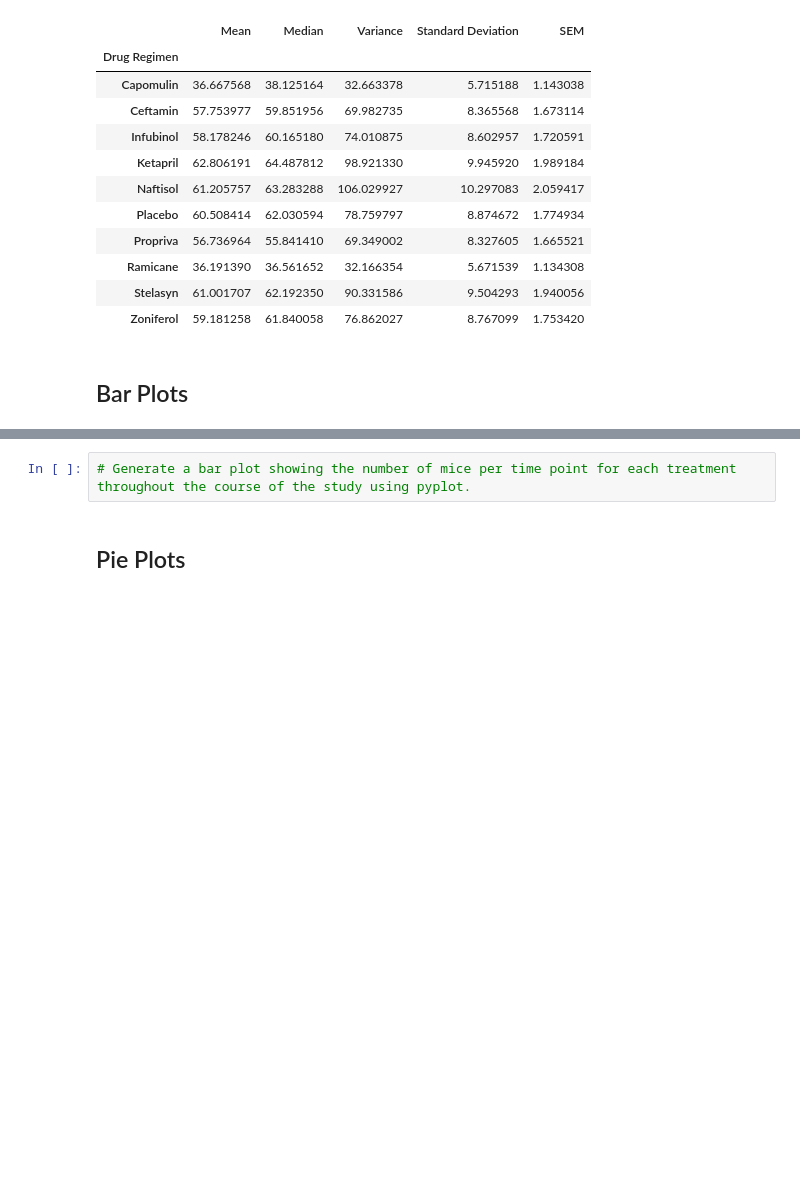
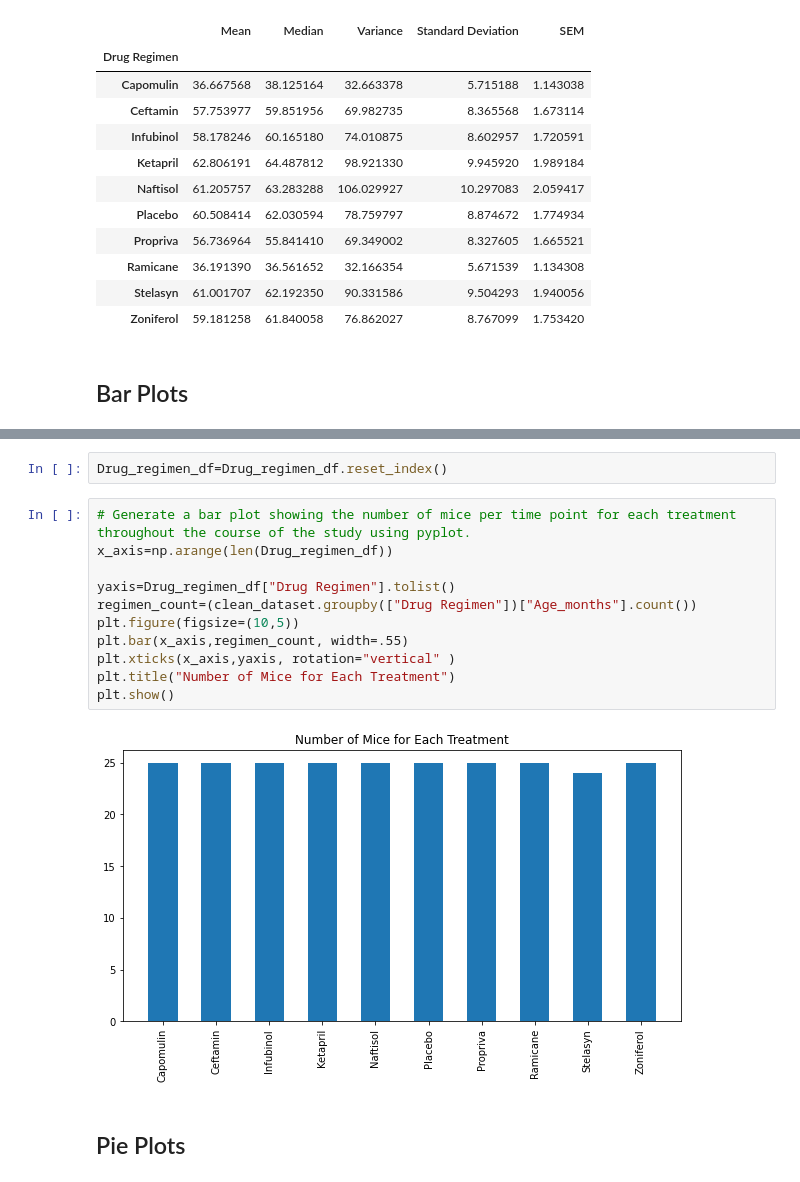
Before and after one commit to catu099/matplotlib-challege, a Jupyter notebook: pymaceuticals.ipynb, the cells around one changed output, grey strips where cells are left out. Saved outputs shown, nothing was run; the diff lists cells and outputs as text; blank space fills up the shorter version.

```diff
--- a/pymaceuticals.ipynb
+++ b/pymaceuticals.ipynb
@@ -79,5 +93,18 @@ summary_statistics_df
+# %%
+Drug_regimen_df=Drug_regimen_df.reset_index()
 # %%
 # Generate a bar plot showing the number of mice per time point for each treatment throughout the course of the study using pyplot.
+x_axis=np.arange(len(Drug_regimen_df))
+
+yaxis=Drug_regimen_df["Drug Regimen"].tolist()
+regimen_count=(clean_dataset.groupby(["Drug Regimen"])["Age_months"].count())
+plt.figure(figsize=(10,5))
+plt.bar(x_axis,regimen_count, width=.55)
+plt.xticks(x_axis,yaxis, rotation="vertical" )
+plt.title("Number of Mice for Each Treatment")
+plt.show()
+# %% [output]
+[figure, added]
 # %% [markdown]
 ## Pie Plots
 # %%
```
Also changed, not shown: parts of 5 cells of this notebook.
